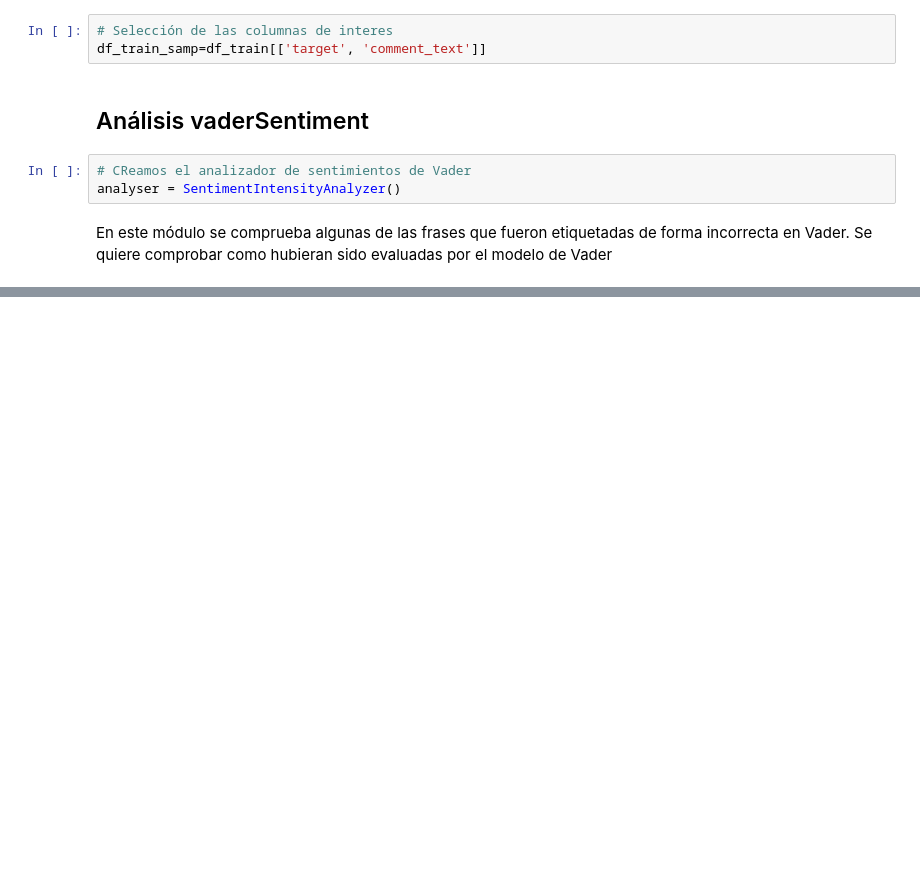
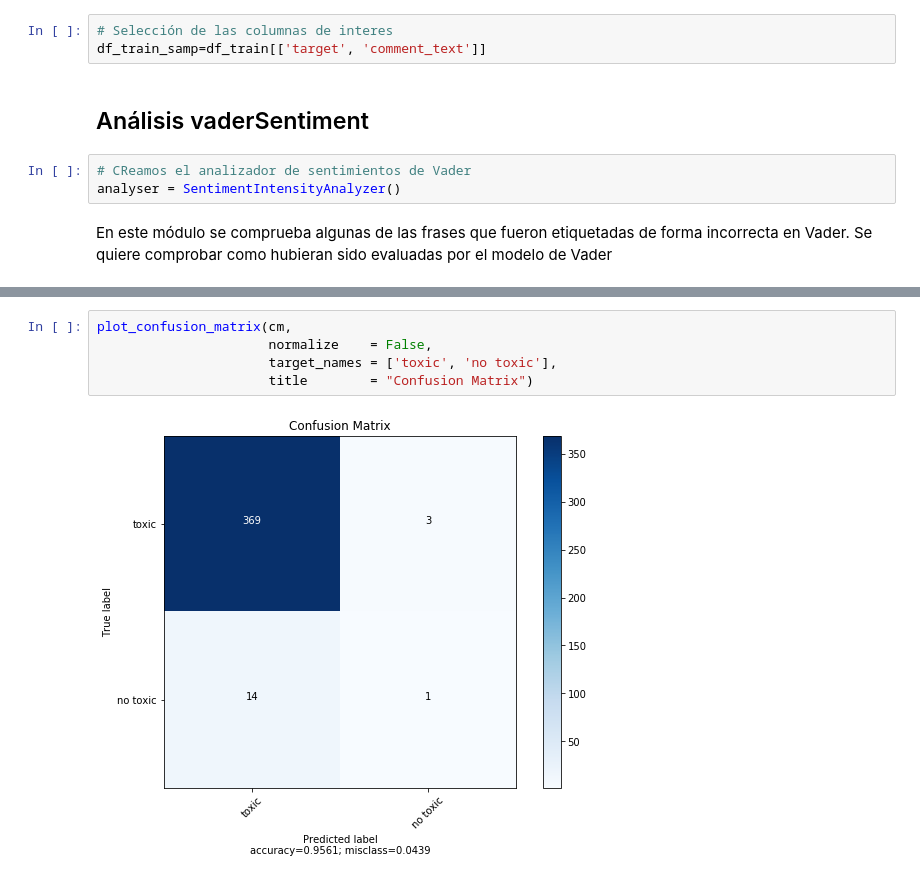
Before and after one commit to SpRdgz/TFM, a Jupyter notebook: 02_State_Of_The_Art/pruebaVader_jigsaw.ipynb, the cells around one changed output, grey strips where cells are left out. Drawn from its saved outputs; the diff is of its cells as text; blank space fills up the shorter version.

```diff
--- a/02_State_Of_The_Art/pruebaVader_jigsaw.ipynb
+++ b/02_State_Of_The_Art/pruebaVader_jigsaw.ipynb
@@ -31,0 +147,7 @@ confusion_matrix(df_train_samp.target, df_train_samp.neg_vader)
+# %%
+plot_confusion_matrix(cm,
+                      normalize    = False,
+                      target_names = ['toxic', 'no toxic'],
+                      title        = "Confusion Matrix")
+# %% [output]
+[figure, added]
```
Also changed, not shown: parts of 9 cells of this notebook, 1 other file.
